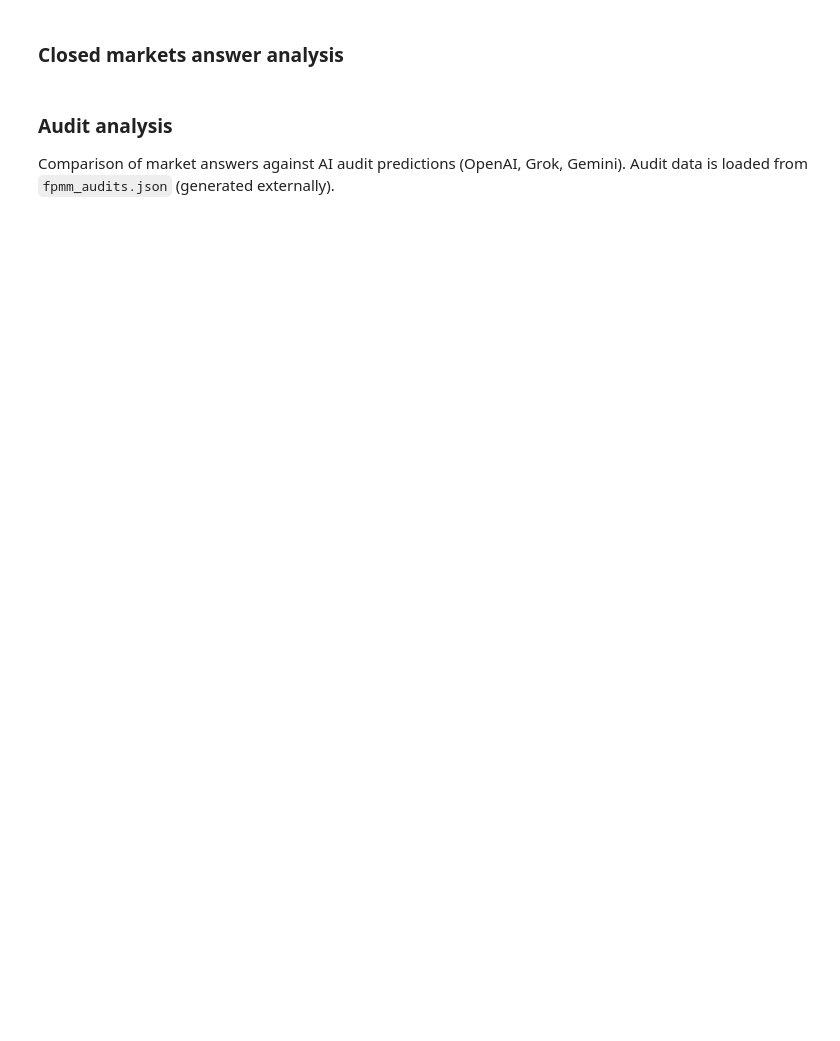
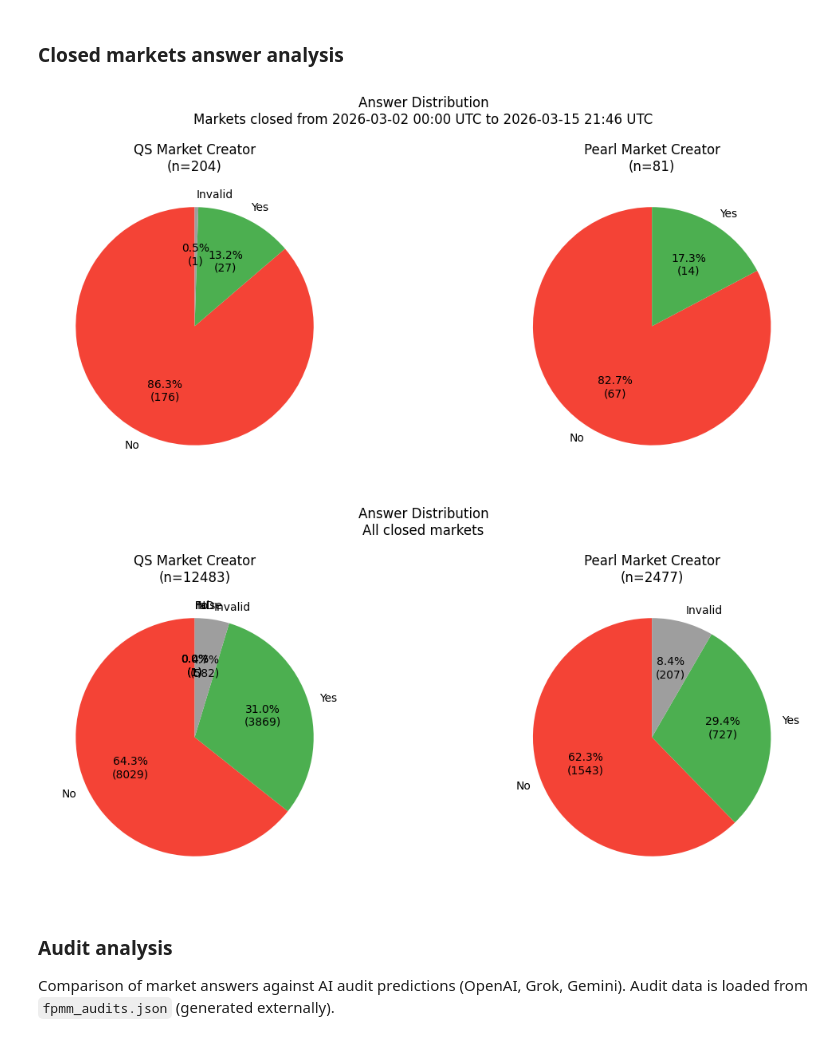
Before and after one commit to valory-xyz/market-creator, a Jupyter notebook: notebooks/market_creator_activity.ipynb, the cells around one changed output. Drawn from its saved outputs; the diff is of its cells as text; code cells hidden in the pictures; blank space fills up the shorter version.

```diff
--- a/notebooks/market_creator_activity.ipynb
+++ b/notebooks/market_creator_activity.ipynb
@@ -255,34 +309,37 @@ _df_closed_period = _df_closed[(_df_closed["finalized_ts"] >= period_start) & (_
 
 def _plot_answer_distribution(df, subtitle):
     """Plot answer distribution pie charts per creator."""
     creators = df["creator_name"].unique()
     n = max(len(creators), 1)
     fig, axes = plt.subplots(1, n, figsize=(6 * n, 5))
     if n == 1:
         axes = [axes]
     for ax, name in zip(axes, creators):
         counts = df[df["creator_name"] == name]["current_answer"].value_counts()
         if counts.empty:
             ax.set_title(f"{name}\n(no closed markets)")
             ax.axis("off")
             continue
         labels = counts.index.tolist()
         values = counts.values.tolist()
         colors = [ANSWER_COLORS.get(l, "#607D8B") for l in labels]
         total = sum(values)
         ax.pie(
             values, labels=labels, colors=colors,
             autopct=lambda pct, t=total: f"{pct:.1f}%\n({int(round(pct * t / 100))})",
-            startangle=90, textprops={"fontsize": 10},
+            startangle=90,
         )
         ax.set_title(f"{name}\n(n={total})")
     fig.suptitle(f"Answer Distribution\n{subtitle}")
     plt.tight_layout()
     plt.show()
 
 
 _plot_answer_distribution(_df_closed_period, _closed_period)
 _plot_answer_distribution(_df_closed, "All closed markets")
+# %% [output]
+[figure, added]
+[figure, added]
 # %% [markdown]
 ### Audit analysis
 
```
Also changed, not shown: parts of 18 cells of this notebook.
